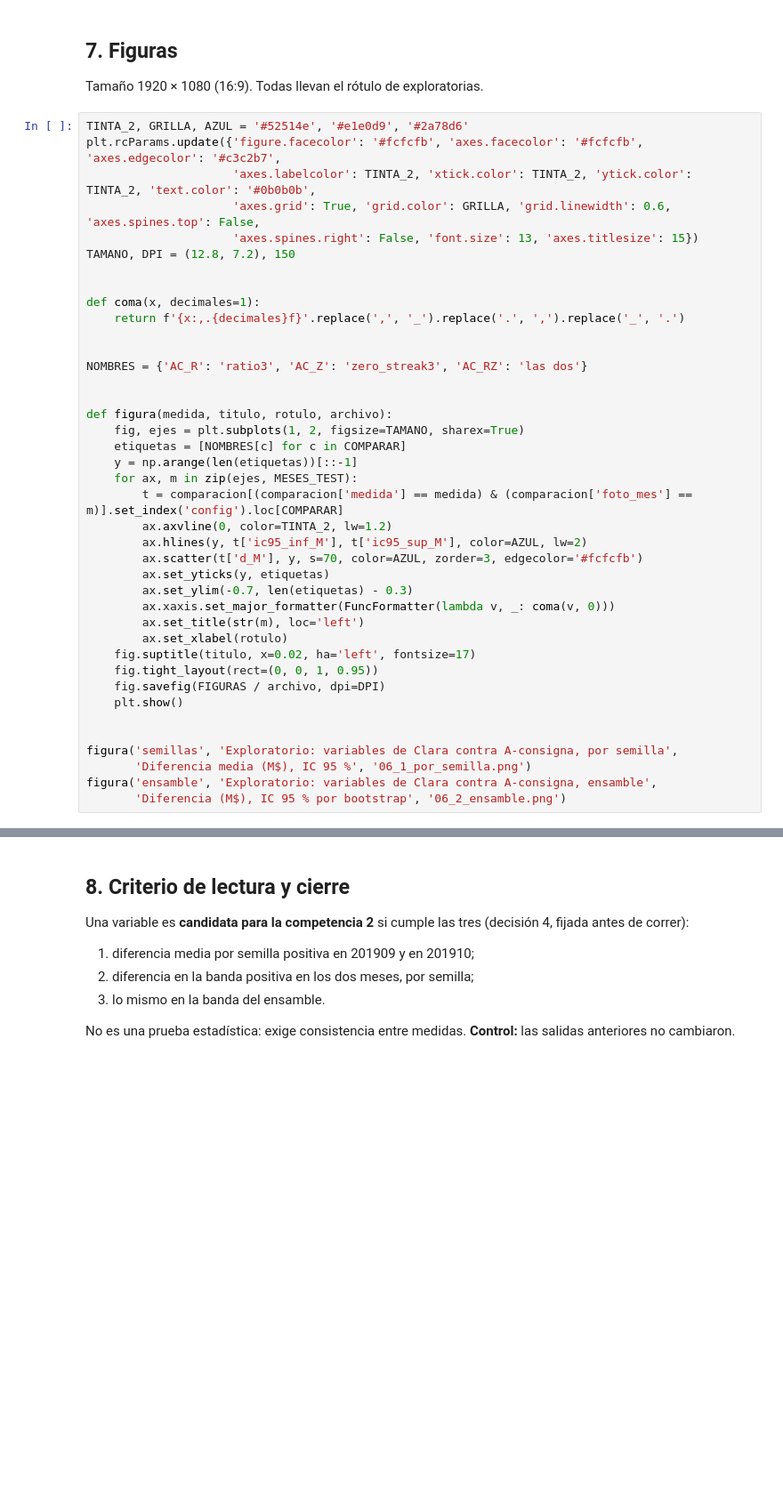
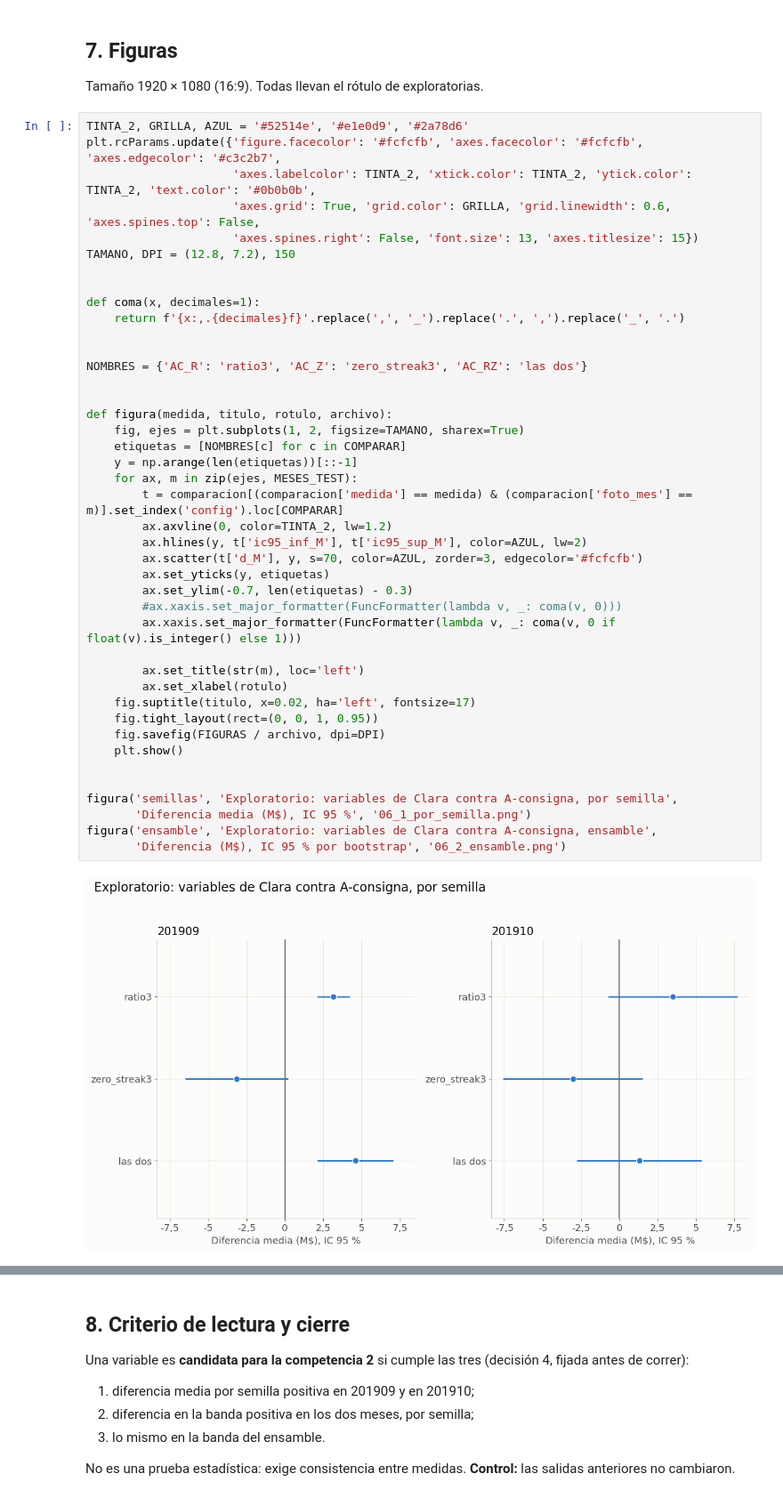
Before and after one commit to ezequielabregu/DMEyF-2026-experi-colab-feature_historico, a Jupyter notebook: notebooks/06_exploratorio.ipynb, the cells around one changed output, grey strips where cells are left out. Shown at 89% size. Drawn from its saved outputs; the diff is of its cells as text; blank space fills up the shorter version.

```diff
--- a/notebooks/06_exploratorio.ipynb
+++ b/notebooks/06_exploratorio.ipynb
@@ -474,31 +501,35 @@ TAMANO, DPI = (12.8, 7.2), 150
 def coma(x, decimales=1):
     return f'{x:,.{decimales}f}'.replace(',', '_').replace('.', ',').replace('_', '.')
 
 
 NOMBRES = {'AC_R': 'ratio3', 'AC_Z': 'zero_streak3', 'AC_RZ': 'las dos'}
 
 
 def figura(medida, titulo, rotulo, archivo):
     fig, ejes = plt.subplots(1, 2, figsize=TAMANO, sharex=True)
     etiquetas = [NOMBRES[c] for c in COMPARAR]
     y = np.arange(len(etiquetas))[::-1]
     for ax, m in zip(ejes, MESES_TEST):
         t = comparacion[(comparacion['medida'] == medida) & (comparacion['foto_mes'] == m)].set_index('config').loc[COMPARAR]
         ax.axvline(0, color=TINTA_2, lw=1.2)
         ax.hlines(y, t['ic95_inf_M'], t['ic95_sup_M'], color=AZUL, lw=2)
         ax.scatter(t['d_M'], y, s=70, color=AZUL, zorder=3, edgecolor='#fcfcfb')
         ax.set_yticks(y, etiquetas)
         ax.set_ylim(-0.7, len(etiquetas) - 0.3)
-        ax.xaxis.set_major_formatter(FuncFormatter(lambda v, _: coma(v, 0)))
+        #ax.xaxis.set_major_formatter(FuncFormatter(lambda v, _: coma(v, 0)))
+        ax.xaxis.set_major_formatter(FuncFormatter(lambda v, _: coma(v, 0 if float(v).is_integer() else 1)))
+
         ax.set_title(str(m), loc='left')
         ax.set_xlabel(rotulo)
     fig.suptitle(titulo, x=0.02, ha='left', fontsize=17)
     fig.tight_layout(rect=(0, 0, 1, 0.95))
     fig.savefig(FIGURAS / archivo, dpi=DPI)
     plt.show()
 
 
 figura('semillas', 'Exploratorio: variables de Clara contra A-consigna, por semilla',
        'Diferencia media (M$), IC 95 %', '06_1_por_semilla.png')
 figura('ensamble', 'Exploratorio: variables de Clara contra A-consigna, ensamble',
        'Diferencia (M$), IC 95 % por bootstrap', '06_2_ensamble.png')
+# %% [output]
+[figure, added]
```
Also changed, not shown: parts of 7 cells of this notebook, 5 other files.
